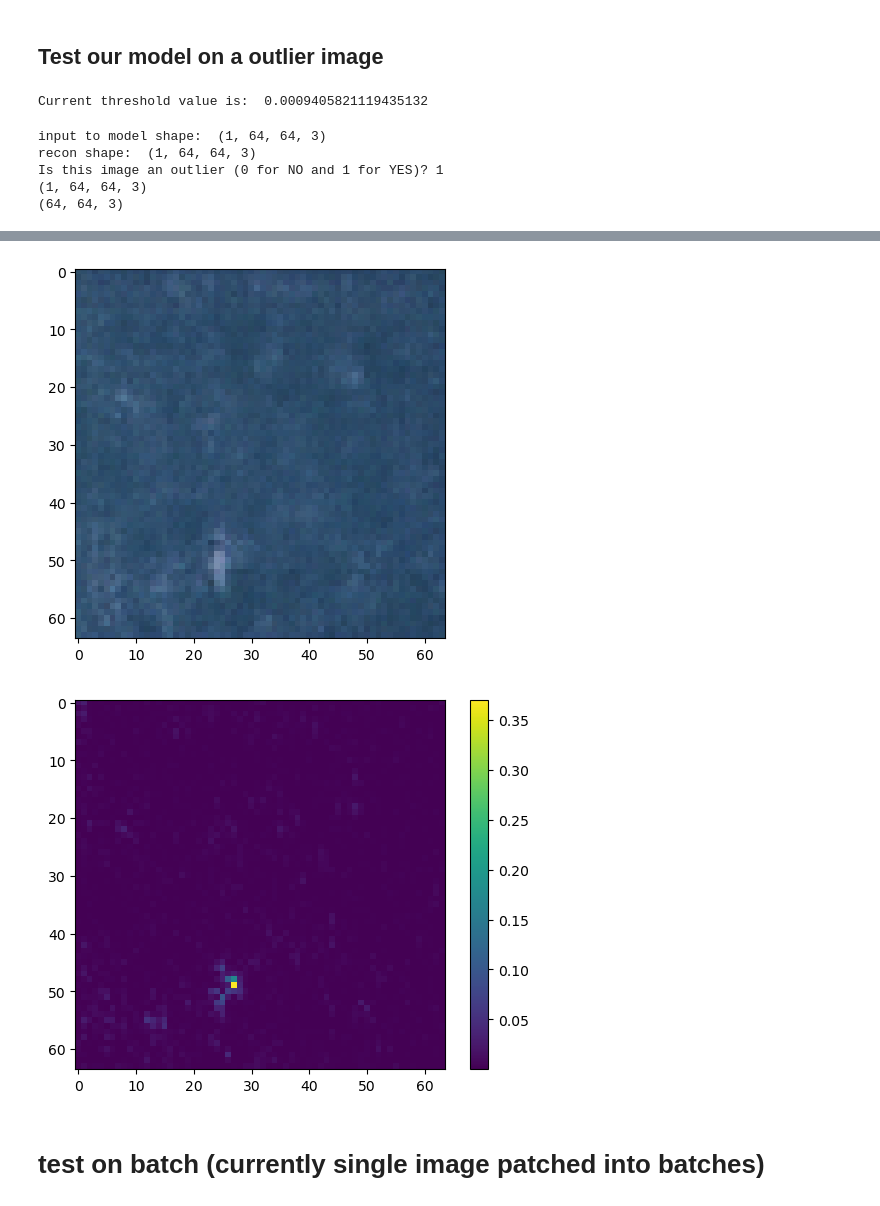
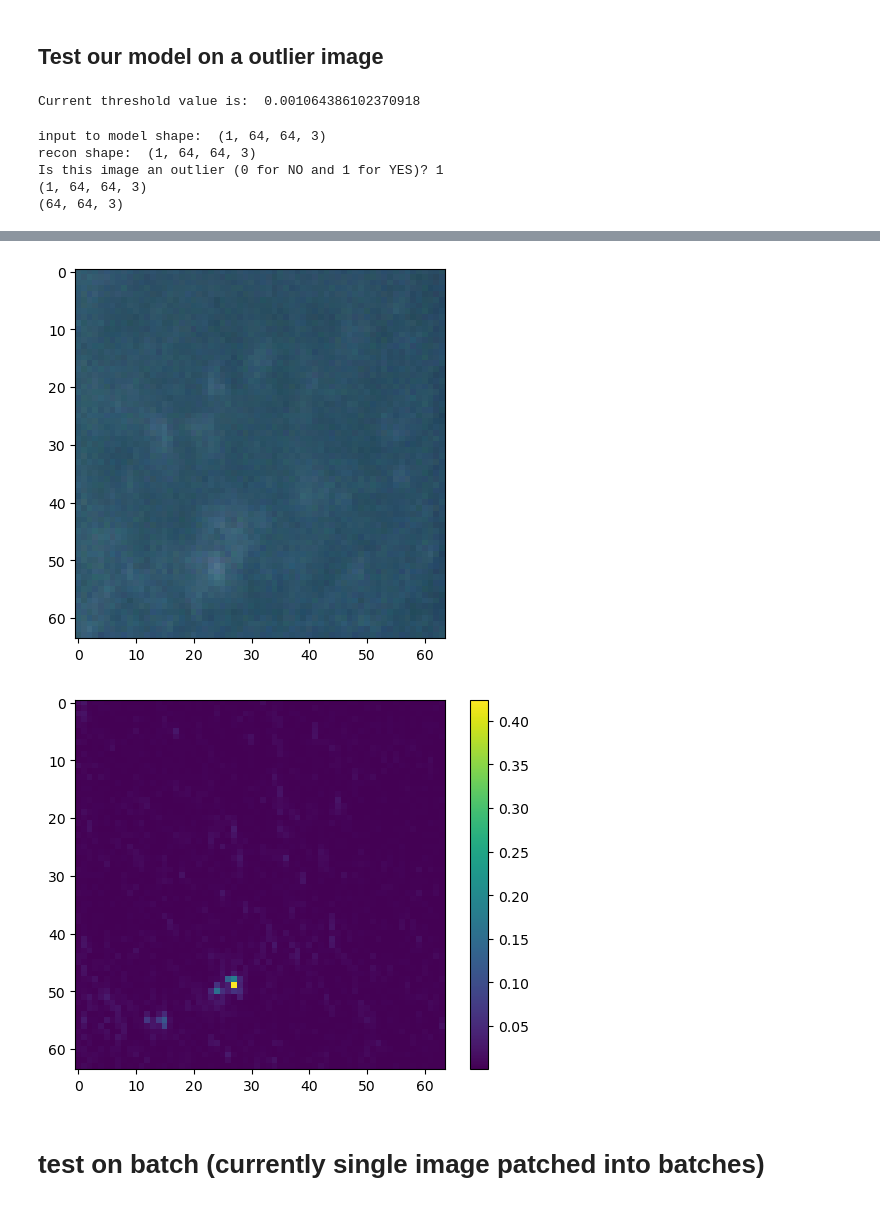
Before and after one commit to ahmadSum1/NTNU_mscThesis, a Jupyter notebook: 264_alibinet_outlier_detection_skb_smallNet.ipynb, the cells around one changed output, grey strips where cells are left out. Cells and saved outputs as stored; diff of their text form; code cells hidden in the pictures.

Commit message:
50epoch toy

```diff
--- a/264_alibinet_outlier_detection_skb_smallNet.ipynb
+++ b/264_alibinet_outlier_detection_skb_smallNet.ipynb
@@ -395,7 +395,7 @@ history = od.fit(train,
                     loss_fn=elbo,
                     cov_elbo=dict(sim=.05),
                     optimizer = adam,
-                    epochs=2,
+                    epochs=50,
                     batch_size=batchsize,
                     verbose=True,
                     # shuffle=True,
@@ -450,7 +459,7 @@ WARNING:tensorflow:No training configuration found in the save file, so the mode
 od.infer_threshold(mixed_dataset, outlier_type='instance', threshold_perc=66.0, batch_size =batchsize)
 print("Current threshold value is: ", od.threshold)
 # %% [output]
-Current threshold value is:  0.0009405821119435132
+Current threshold value is:  0.001064386102370918
 # %%
 img_num = 100
 # img_num = 32
@@ -466,40 +475,41 @@ print("recon shape: ", test_bad_image_recon.shape)
 test_bad_image_recon = test_bad_image_recon.numpy()
 
 
-Y = od.predict(test_bad_image, outlier_perc=91.0) #Returns a dictionary of data and metadata
+# Y = od.predict(test_bad_image, outlier_perc=91.0) #Returns a dictionary of data and metadata
 # print("Current threshold value is: ", od.threshold)
+Y = od.predict(test_bad_image)
 
 
 print("Is this image an outlier (0 for NO and 1 for YES)?", Y['data']['is_outlier'][0])
 Y_masks = Y['data']['feature_score']
 mask0 = Y_masks[0]
 
 print(Y_masks.shape)
 print(mask0.shape)
 
 
 plt.imshow(test_bad_image[0])
 plt.show()
 
 plt.imshow(test_bad_image_recon[0])
 plt.show()
 
 plt.imshow(mask0.max(axis=2))
 plt.colorbar()
 plt.show()
 
 #You can also manually define the threshold based on your specific use case.
 # od.threshold = 0.002
 # print("Current threshld value is: ", od.threshold)
 # %% [output]
 input to model shape:  (1, 64, 64, 3)
 recon shape:  (1, 64, 64, 3)
 Is this image an outlier (0 for NO and 1 for YES)? 1
 (1, 64, 64, 3)
 (64, 64, 3)
 [figure]
-[figure, old version]
+[figure, new version]
-[figure, old version]
+[figure, new version]
 # %% [markdown]
 # test on batch (currently single image patched into batches)
 # %%
```
Also changed, not shown: parts of 7 cells of this notebook.
